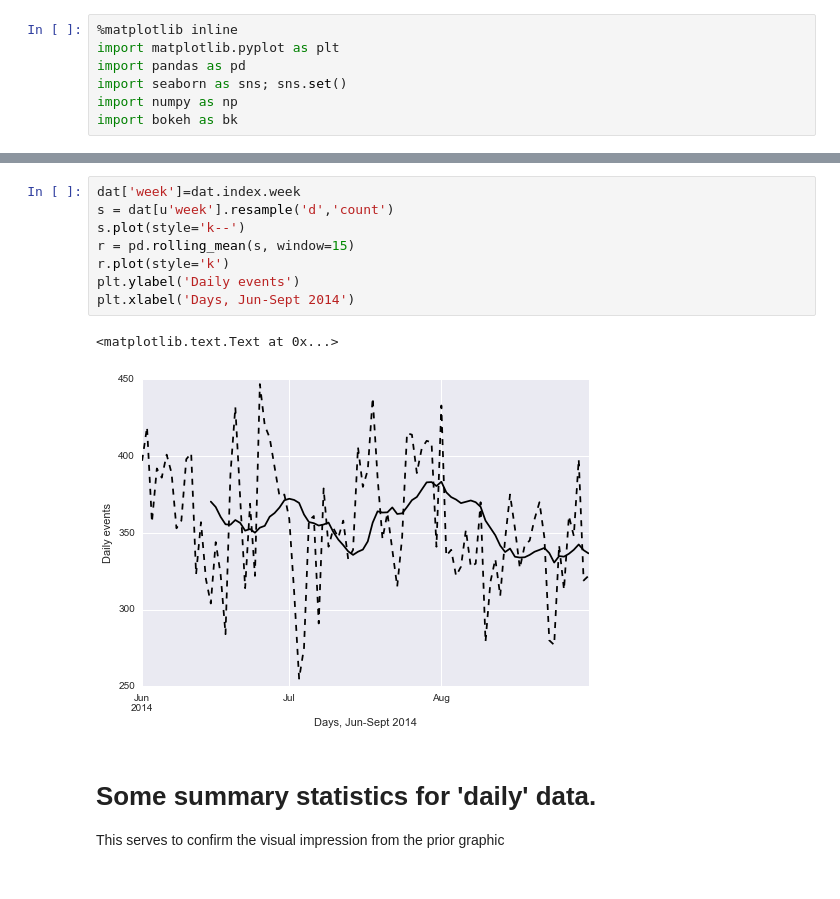
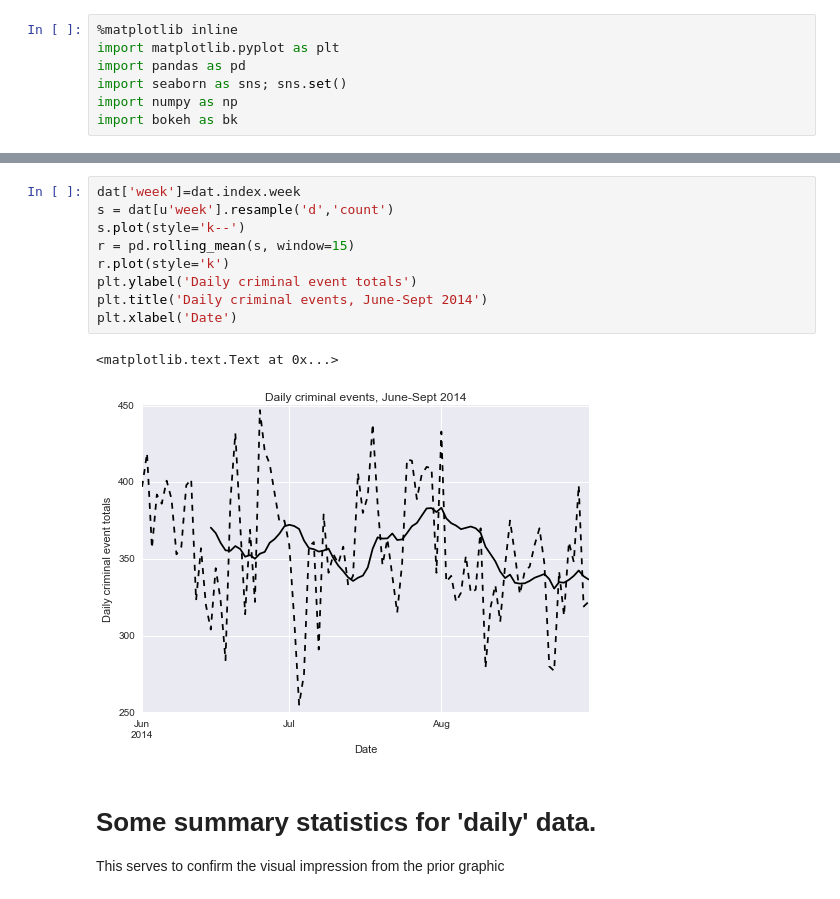
Before and after one commit to pogigroo/Seattle-Trending-Crime, a Jupyter notebook: Seattle Trending Crime.ipynb, the cells around one changed output, grey strips where cells are left out. Cells and saved outputs as stored; diff of their text form.

```diff
--- a/Seattle Trending Crime.ipynb
+++ b/Seattle Trending Crime.ipynb
@@ -42,14 +28,15 @@ I'm starting with a basic question : how does crime vary with time in our Seattl
 # %%
 dat['week']=dat.index.week
 s = dat[u'week'].resample('d','count')
 s.plot(style='k--')
 r = pd.rolling_mean(s, window=15)
 r.plot(style='k')
-plt.ylabel('Daily events')
-plt.xlabel('Days, Jun-Sept 2014')
+plt.ylabel('Daily criminal event totals')
+plt.title('Daily criminal events, June-Sept 2014')
+plt.xlabel('Date')
 # %% [output]
 <matplotlib.text.Text at 0x...>
-[figure, old version]
+[figure, new version]
 # %% [markdown]
 # Some summary statistics for 'daily' data.
 This serves to confirm the visual impression from the prior graphic
```
Also changed, not shown: parts of 6 cells of this notebook.
